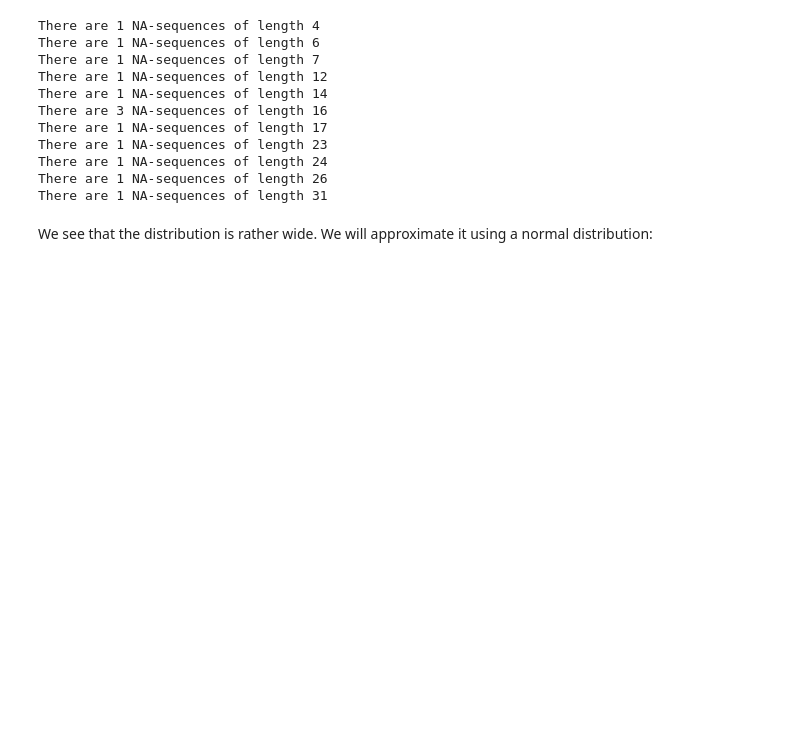
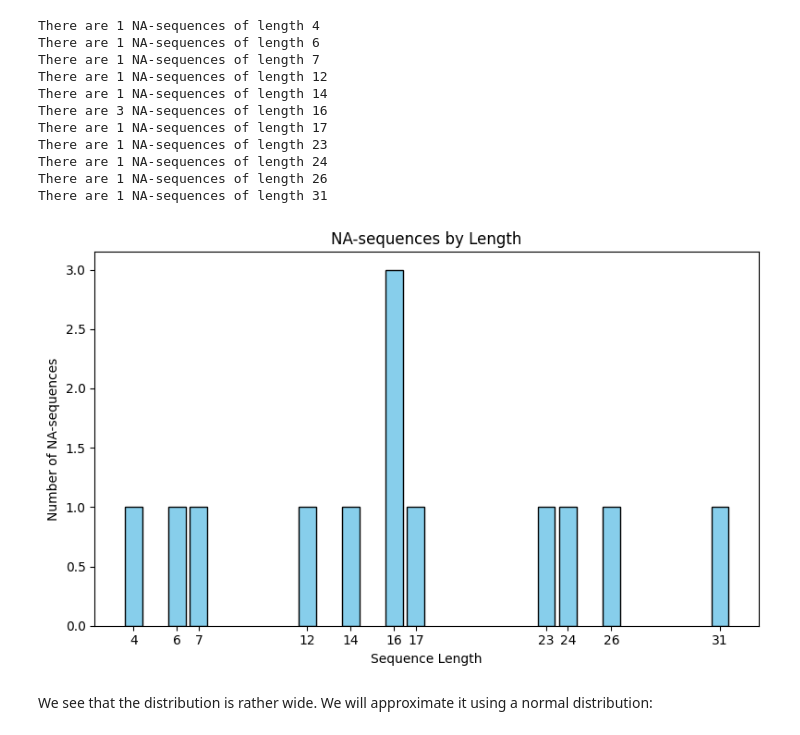
Before and after one commit to llamadeus/ai-industry, a Jupyter notebook: notebooks/explore.ipynb, the cells around one changed output. Cells and saved outputs as stored; diff of their text form; code cells hidden in the pictures; blank space fills up the shorter version.

```diff
--- a/notebooks/explore.ipynb
+++ b/notebooks/explore.ipynb
@@ -339,6 +331,20 @@ There are 1 NA-sequences of length 23
 There are 1 NA-sequences of length 24
 There are 1 NA-sequences of length 26
 There are 1 NA-sequences of length 31
+# %%
+lengths = sorted(c.keys())        # All unique sequence lengths
+counts = [c[length] for length in lengths]
+
+plt.figure(figsize=(8, 5))
+plt.bar(lengths, counts, color='skyblue', edgecolor='black')
+plt.xlabel("Sequence Length")
+plt.ylabel("Number of NA-sequences")
+plt.title("NA-sequences by Length")
+plt.xticks(lengths)  # Show all discrete lengths on x-axis
+plt.tight_layout()
+plt.show()
+# %% [output]
+[figure, added]
 # %% [markdown]
 We see that the distribution is rather wide.
 We will approximate it using a normal distribution:
```
Also changed, not shown: parts of 9 cells of this notebook.
